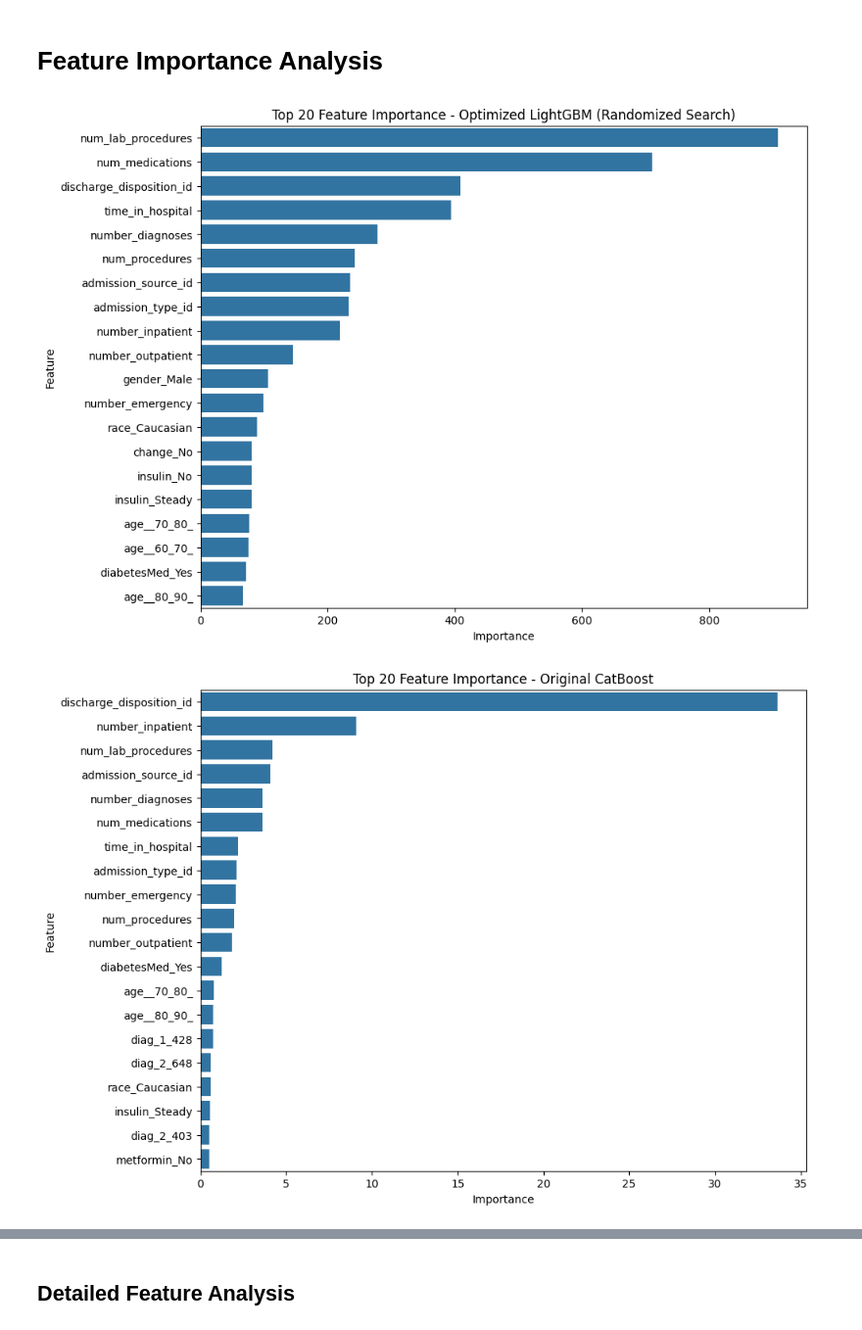
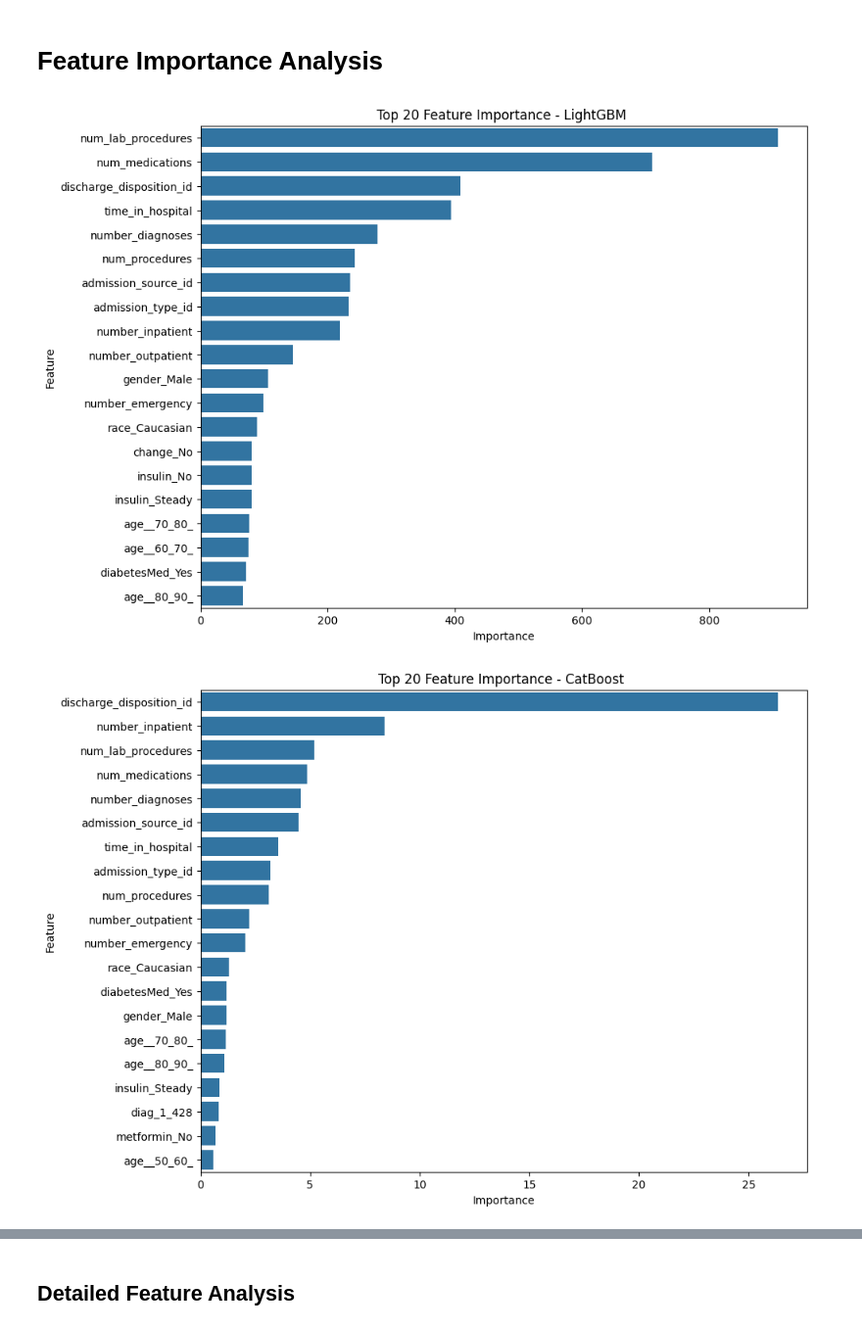
Before and after one commit to AKINYEMI01/Final_Project, a Jupyter notebook: Final_Project.ipynb, the cells around one changed output, grey strips where cells are left out. Shown at 98% size. Cells and saved outputs as stored; diff of their text form; code cells hidden in the pictures.

```diff
--- a/Final_Project.ipynb
+++ b/Final_Project.ipynb
@@ -1722,7 +1824,6 @@ plt.show()
 # Feature Importance Analysis
 # %%
 # Feature Importance for Optimized LightGBM (Randomized Search)
-import matplotlib.pyplot as plt
 
 # Ensure column names are clean for LightGBM
 X_train.columns = ["".join (c if c.isalnum() else "_" for c in str(x)) for x in X_train.columns]
@@ -1730,27 +1831,30 @@ X_train.columns = ["".join (c if c.isalnum() else "_" for c in str(x)) for x in
 feature_importance_lgb = optimized_lgb_model_rs.feature_importances_
 features_lgb = X_train.columns
 importance_df_lgb = pd.DataFrame({'Feature': features_lgb, 'Importance': feature_importance_lgb})
-importance_df_lgb = importance_df_lgb.sort_values(by='Importance', ascending=False).head(20) # Display top 20
+importance_df_lgb = importance_df_lgb.sort_values(by='Importance', ascending=False).head(20)
 
 plt.figure(figsize=(10, 8))
 sns.barplot(x='Importance', y='Feature', data=importance_df_lgb)
-plt.title('Top 20 Feature Importance - Optimized LightGBM (Randomized Search)')
+plt.title('Top 20 Feature Importance - LightGBM ')
 plt.show()
 # %% [output]
-[figure, old version]
+[figure, new version]
 # %%
-# Feature Importance for Original CatBoost
-feature_importance_catboost = catboost_model.get_feature_importance()
-features_catboost = X_train.columns # Assuming X_train columns are the same as used for CatBoost
-importance_df_catboost = pd.DataFrame({'Feature': features_catboost, 'Importance': feature_importance_catboost})
-importance_df_catboost = importance_df_catboost.sort_values(by='Importance', ascending=False).head(20) # Display top 20
+# Feature importance of randomized catboost
+# Ensure column names are clean for CatBoost
+X_train.columns = ["".join (c if c.isalnum() else "_" for c in str(x)) for x in X_train.columns]
+
+feature_importance_catboost_rs = optimized_catboost_model_rs.feature_importances_
+features_catboost_rs = X_train.columns
+importance_df_catboost_rs = pd.DataFrame({'Feature': features_catboost_rs, 'Importance': feature_importance_catboost_rs})
+importance_df_catboost_rs = importance_df_catboost_rs.sort_values(by='Importance', ascending=False).head(20) # Display top 20
 
 plt.figure(figsize=(10, 8))
-sns.barplot(x='Importance', y='Feature', data=importance_df_catboost)
-plt.title('Top 20 Feature Importance - Original CatBoost')
+sns.barplot(x='Importance', y='Feature', data=importance_df_catboost_rs)
+plt.title('Top 20 Feature Importance - CatBoost ')
 plt.show()
 # %% [output]
-[figure, old version]
+[figure, new version]
 # %%
 # Feature Importance for Optimized XGBoost (Randomized Search)
 # Ensure column names are clean for XGBoost
```
Also changed, not shown: parts of 43 cells of this notebook.
